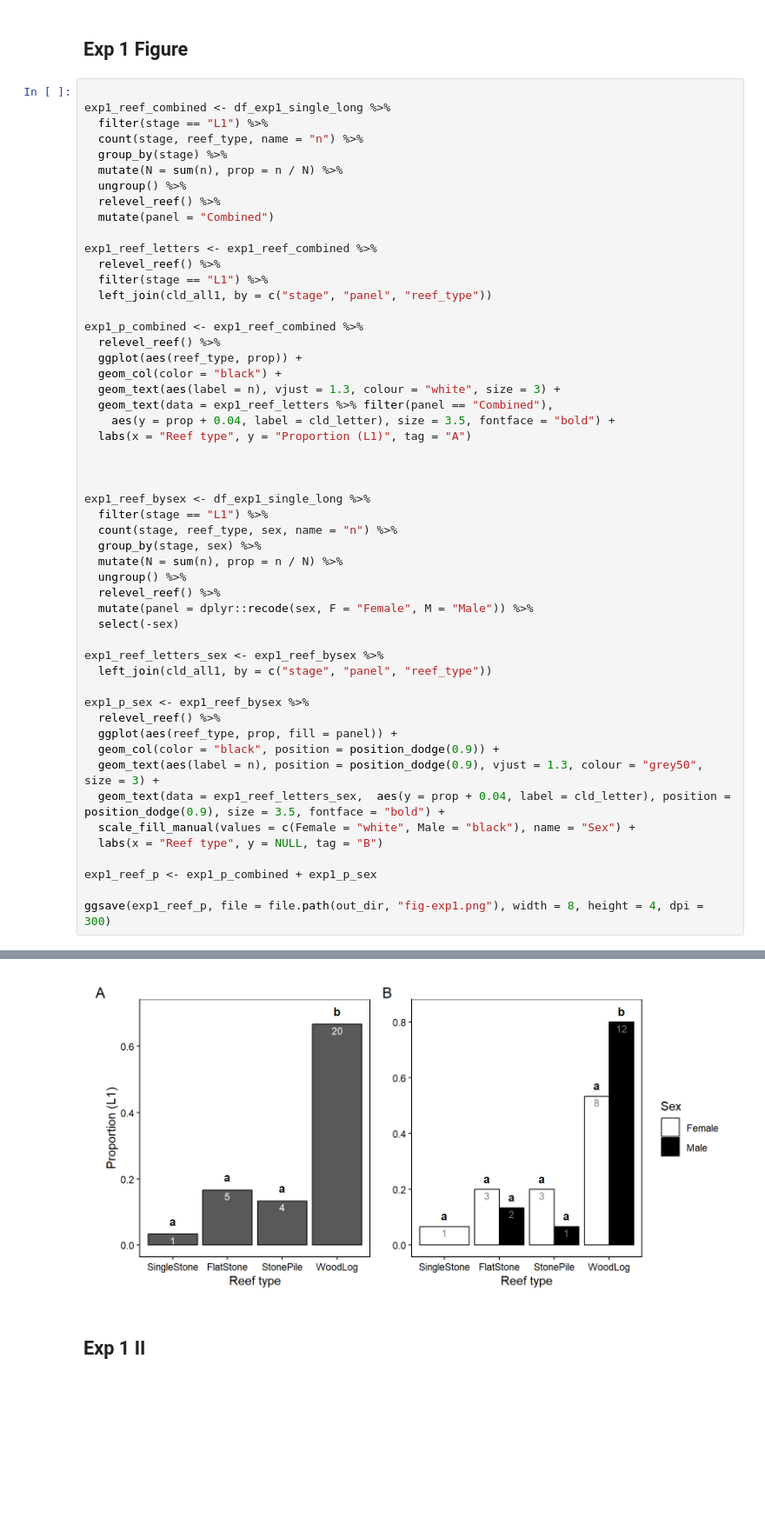
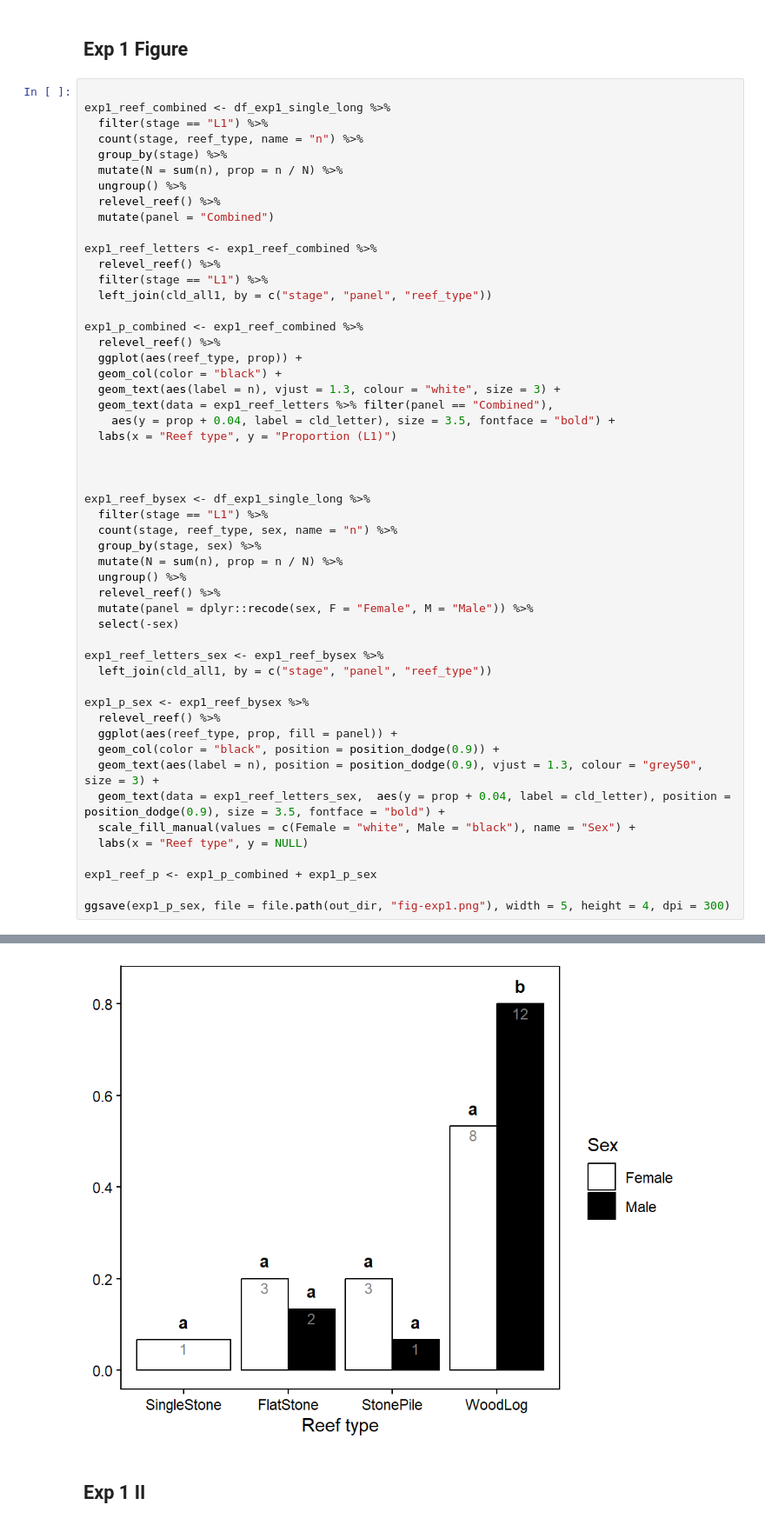
Before and after one commit to OlivierRaven/Koura_Mesocosm, a Jupyter notebook: docs/analysis.out.ipynb, the cells around one changed output, grey strips where cells are left out. Shown at 87% size. Saved outputs shown, nothing was run; the diff lists cells and outputs as text; blank space fills up the shorter version.

```diff
--- a/docs/analysis.out.ipynb
+++ b/docs/analysis.out.ipynb
@@ -163,38 +163,38 @@ exp1_p_combined <- exp1_reef_combined %>%
   geom_text(aes(label = n), vjust = 1.3, colour = "white", size = 3) +
   geom_text(data = exp1_reef_letters %>% filter(panel == "Combined"),
     aes(y = prop + 0.04, label = cld_letter), size = 3.5, fontface = "bold") +
-  labs(x = "Reef type", y = "Proportion (L1)", tag = "A")
+  labs(x = "Reef type", y = "Proportion (L1)")
 
 
 
 exp1_reef_bysex <- df_exp1_single_long %>%
   filter(stage == "L1") %>%
   count(stage, reef_type, sex, name = "n") %>%
   group_by(stage, sex) %>%
   mutate(N = sum(n), prop = n / N) %>%
   ungroup() %>%
   relevel_reef() %>%
   mutate(panel = dplyr::recode(sex, F = "Female", M = "Male")) %>%
   select(-sex)
 
 exp1_reef_letters_sex <- exp1_reef_bysex %>%
   left_join(cld_all1, by = c("stage", "panel", "reef_type"))
 
 exp1_p_sex <- exp1_reef_bysex %>%
   relevel_reef() %>%
   ggplot(aes(reef_type, prop, fill = panel)) +
   geom_col(color = "black", position = position_dodge(0.9)) +
   geom_text(aes(label = n), position = position_dodge(0.9), vjust = 1.3, colour = "grey50", size = 3) +
   geom_text(data = exp1_reef_letters_sex,  aes(y = prop + 0.04, label = cld_letter), position = position_dodge(0.9), size = 3.5, fontface = "bold") +
   scale_fill_manual(values = c(Female = "white", Male = "black"), name = "Sex") +
-  labs(x = "Reef type", y = NULL, tag = "B")
+  labs(x = "Reef type", y = NULL)
 
 exp1_reef_p <- exp1_p_combined + exp1_p_sex
 
-ggsave(exp1_reef_p, file = file.path(out_dir, "fig-exp1.png"), width = 8, height = 4, dpi = 300)
+ggsave(exp1_p_sex, file = file.path(out_dir, "fig-exp1.png"), width = 5, height = 4, dpi = 300)
 # %% [output]
 systemfonts and textshaping have been compiled with different versions of Freetype. Because of this, textshaping will not use the font cache provided by systemfonts
-[figure, old version]
+[figure, new version]
 # %% [markdown]
 ## Exp 1 II
 # %%
```
Also changed, not shown: parts of 3 cells of this notebook, 56 other files.
